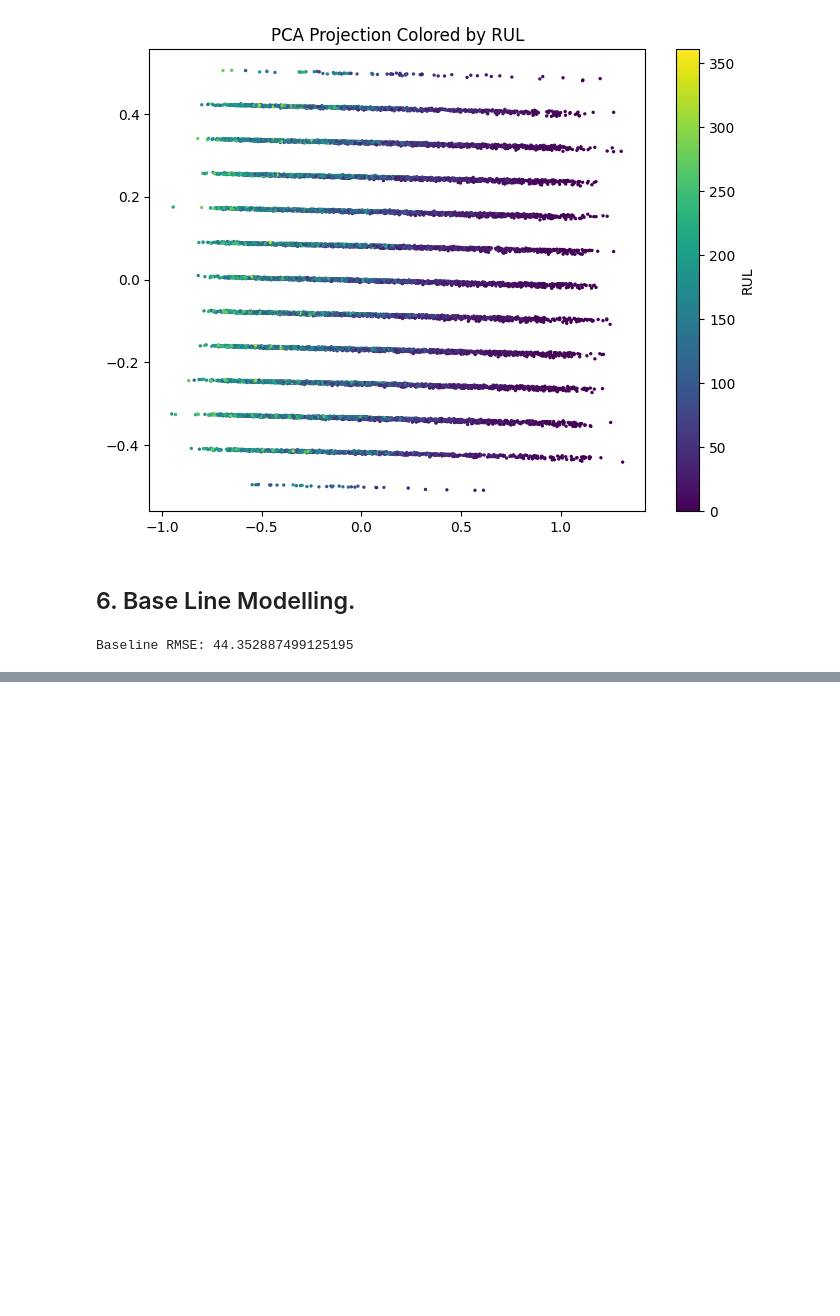
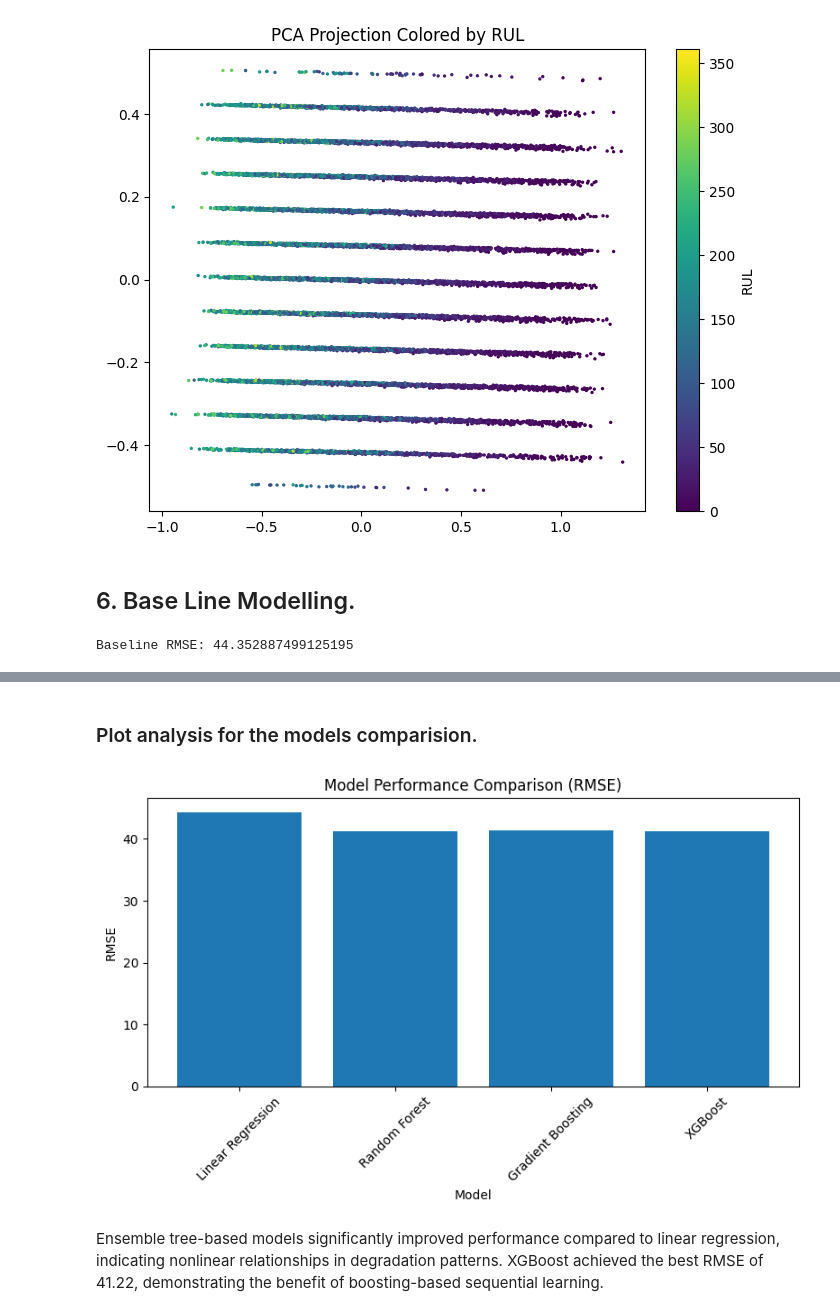
Before and after one commit to sairaghavendra1424/Data_Science_Project, a Jupyter notebook: Data_Science_Project_SR.ipynb, the cells around one changed output, grey strips where cells are left out. Drawn from its saved outputs; the diff is of its cells as text; code cells hidden in the pictures; blank space fills up the shorter version.

```diff
--- a/Data_Science_Project_SR.ipynb
+++ b/Data_Science_Project_SR.ipynb
@@ -277,0 +361,19 @@ Baseline RMSE: 44.352887499125195
+# %%
+from xgboost import XGBRegressor
+
+xgb_model = XGBRegressor(
+    n_estimators=200,
+    learning_rate=0.05,
+    max_depth=5,
+    random_state=42
+)
+
+xgb_model.fit(X_train, y_train)
+
+xgb_preds = xgb_model.predict(X_val)
+
+xgb_rmse = np.sqrt(mean_squared_error(y_val, xgb_preds))
+xgb_mae = mean_absolute_error(y_val, xgb_preds)
+
+print("XGBoost RMSE:", xgb_rmse)
+print("XGBoost MAE:", xgb_mae)
@@ -277,0 +417,26 @@ Baseline RMSE: 44.352887499125195
+# %% [markdown]
+### Plot analysis for the models comparision.
+# %%
+import matplotlib.pyplot as plt
+import pandas as pd
+
+results_df = pd.DataFrame({
+    "Model": ["Linear Regression",
+              "Random Forest",
+              "Gradient Boosting",
+              "XGBoost"],
+    "RMSE": [lr_rmse, rf_rmse, gb_rmse, xgb_rmse]
+})
+
+plt.figure(figsize=(8,5))
+plt.bar(results_df["Model"], results_df["RMSE"])
+plt.xlabel("Model")
+plt.ylabel("RMSE")
+plt.title("Model Performance Comparison (RMSE)")
+plt.xticks(rotation=45)
+plt.tight_layout()
+plt.show()
+# %% [output]
+[figure, added]
+# %% [markdown]
+Ensemble tree-based models significantly improved performance compared to linear regression, indicating nonlinear relationships in degradation patterns. XGBoost achieved the best RMSE of 41.22, demonstrating the benefit of boosting-based sequential learning.
```
Also changed, not shown: parts of 13 cells of this notebook.
